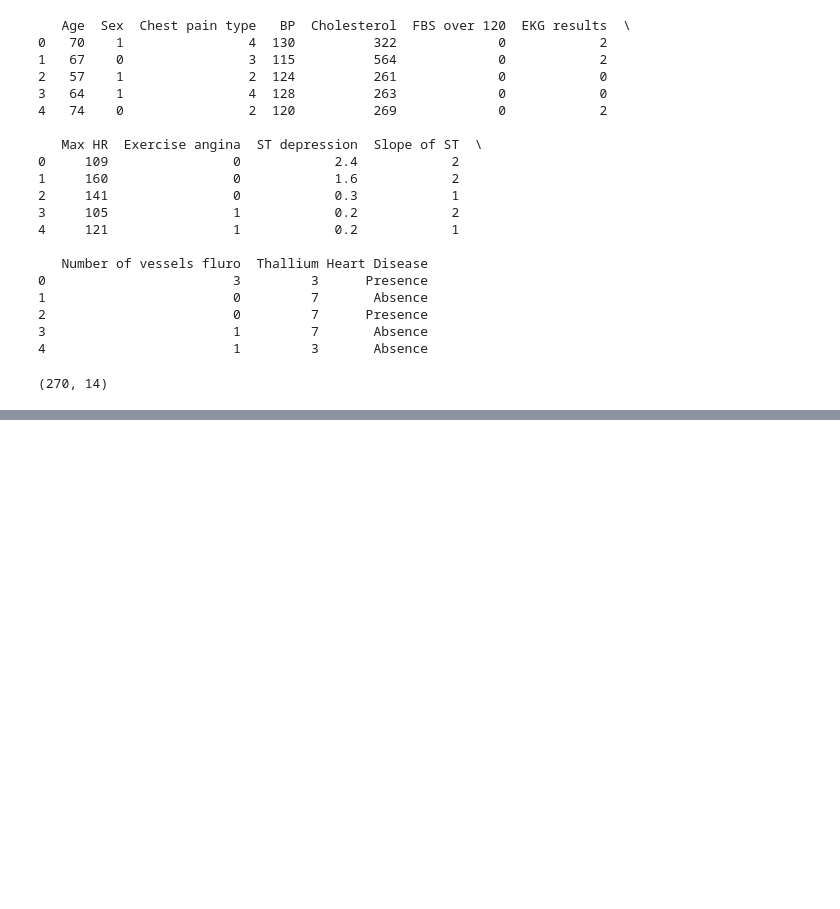
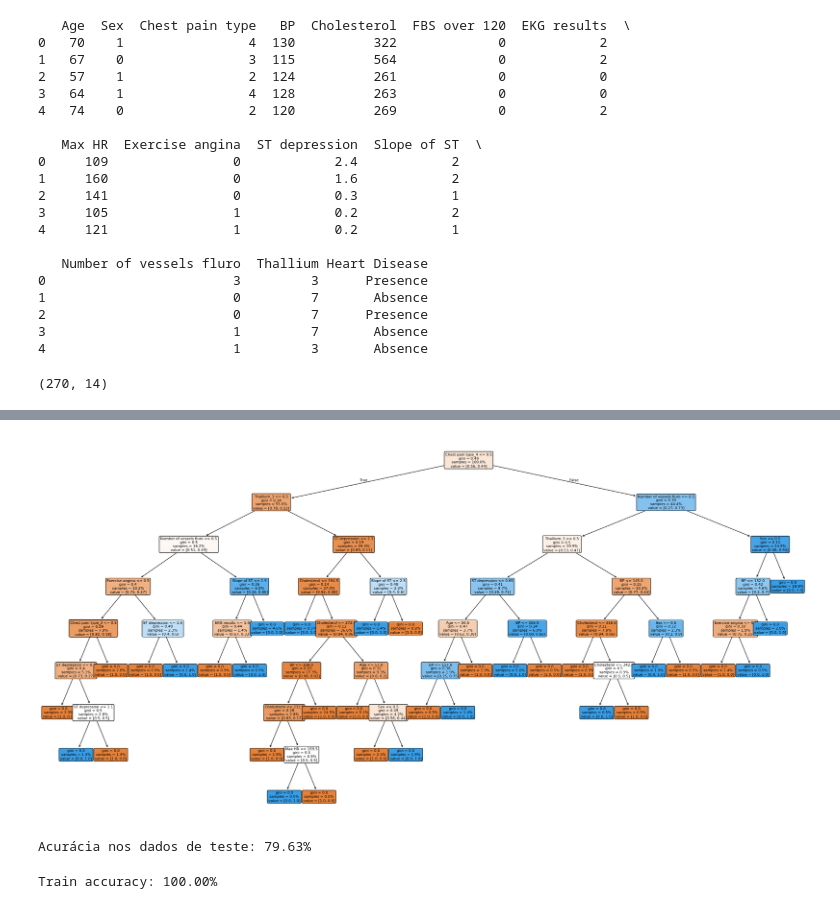
Before and after one commit to miller00315/AI-For-Beginners, a Jupyter notebook: decicion_tree_1.ipynb, the cells around one changed output, grey strips where cells are left out. Saved outputs shown, nothing was run; the diff lists cells and outputs as text; code cells hidden in the pictures; blank space fills up the shorter version.

```diff
--- a/decicion_tree_1.ipynb
+++ b/decicion_tree_1.ipynb
@@ -34,0 +66,3 @@ df.shape
+# %%
+X = df_encoded.drop('Heart Disease', axis=1)
+y = df_encoded['Heart Disease']
@@ -34,0 +102,7 @@ df.shape
+# %%
+from sklearn.model_selection import train_test_split
+X_treino, X_teste, y_treino, y_teste = train_test_split(X,
+                                                        y,
+                                                        test_size=0.2,
+                                                        stratify=y,
+                                                        random_state=42)
@@ -34,0 +111,4 @@ df.shape
+# %%
+modelo_arvore = DecisionTreeClassifier(random_state=5389)
+# %%
+modelo_arvore.fit(X_treino, y_treino)
@@ -34,0 +155,21 @@ df.shape
+# %%
+import matplotlib.pyplot as plt
+from sklearn.tree import plot_tree
+
+plt.figure(figsize=(24, 12))
+
+plot_tree(
+    modelo_arvore,
+    feature_names=X.columns,
+    filled=True,
+    rounded=True,
+    #max_depth=3,
+    fontsize=8,
+    proportion=True,
+    precision=2
+)
+
+plt.tight_layout()
+plt.show()
+# %% [output]
+[figure, added]
@@ -34,0 +178,12 @@ df.shape
+# %%
+acuracia_teste = accuracy_score(y_teste, predicoes)
+print(f'Test accuracy: {acuracia_teste:.2%}')
+# %% [output]
+Acurácia nos dados de teste: 79.63%
+# %%
+predicoes_treino = modelo_arvore.predict(X_treino)
+
+acuracia_treino= accuracy_score(y_treino, predicoes_treino)
+print(f'Train accuracy: {acuracia_treino:.2%}')
+# %% [output]
+Train accuracy: 100.00%
```
Also changed, not shown: parts of 53 cells of this notebook.
